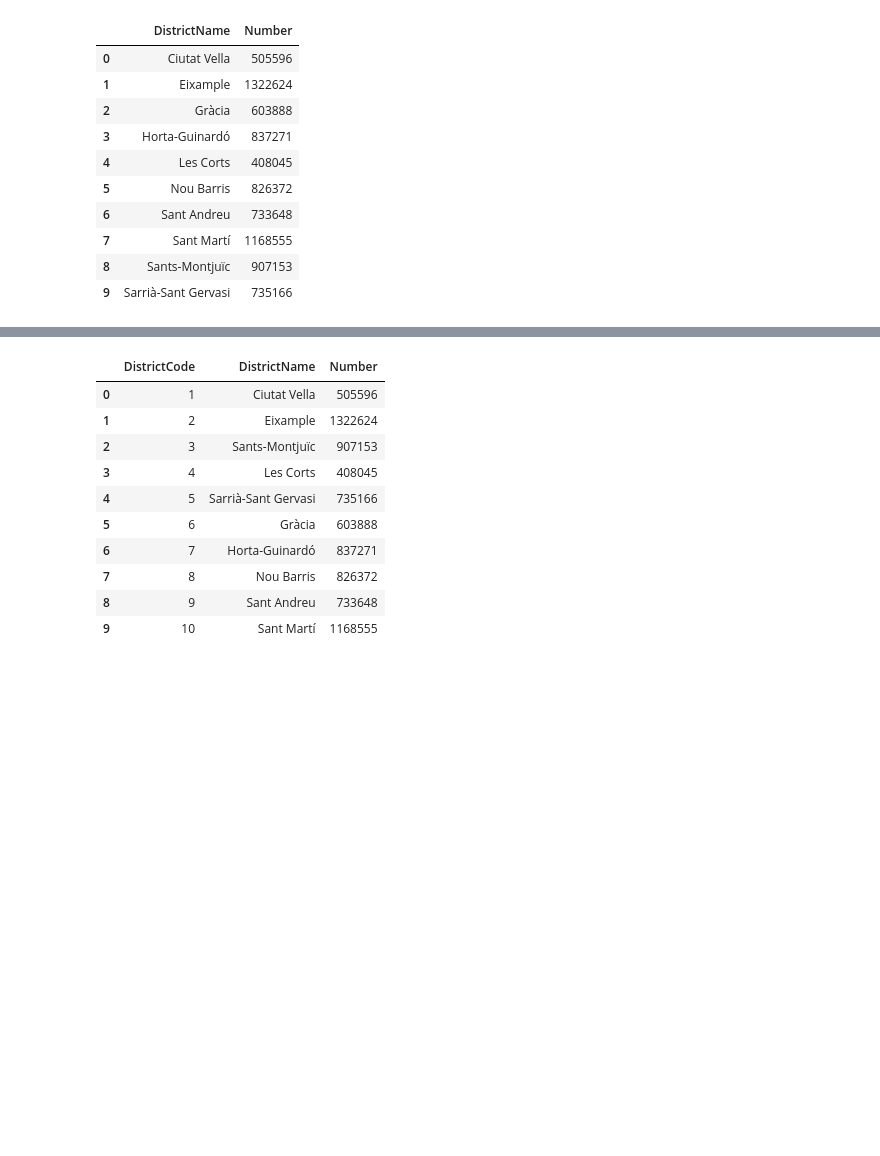
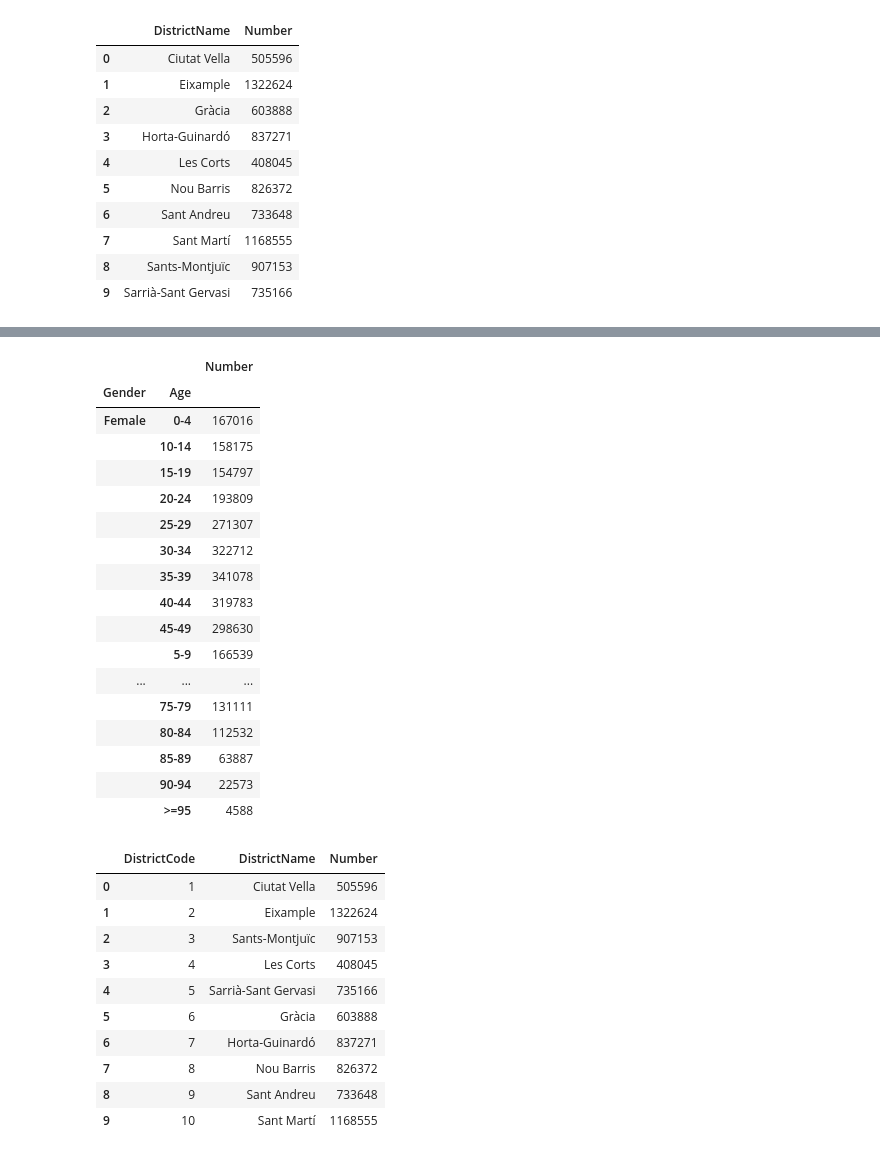
Before and after one commit to AlfaisalGassim/Barcelona_EDA, a Jupyter notebook: exploration.ipynb, the cells around one changed output, grey strips where cells are left out. Drawn from its saved outputs; the diff is of its cells as text; code cells hidden in the pictures; blank space fills up the shorter version.

```diff
--- a/exploration.ipynb
+++ b/exploration.ipynb
@@ -129,3 +159,24 @@ dtype: object
+# %%
+(popul_data.groupby(["Gender","Age"])["Number"].sum()).to_frame()
+# %% [output]
+|  |  | Number |
+| Gender | Age |  |
+| Female | 0-4 | 167016 |
+|  | 10-14 | 158175 |
+|  | 15-19 | 154797 |
+|  | 20-24 | 193809 |
+|  | 25-29 | 271307 |
+|  | 30-34 | 322712 |
+|  | 35-39 | 341078 |
+|  | 40-44 | 319783 |
+|  | 45-49 | 298630 |
+|  | 5-9 | 166539 |
+| ... | ... | ... |
+|  | 75-79 | 131111 |
+|  | 80-84 | 112532 |
+|  | 85-89 | 63887 |
+|  | 90-94 | 22573 |
+|  | >=95 | 4588 |
 # %%
 (popul_data.groupby(["DistrictCode","DistrictName"])["Number"].sum()).to_frame().reset_index()
 # %% [output]
```
Also changed, not shown: parts of 4 cells of this notebook.
